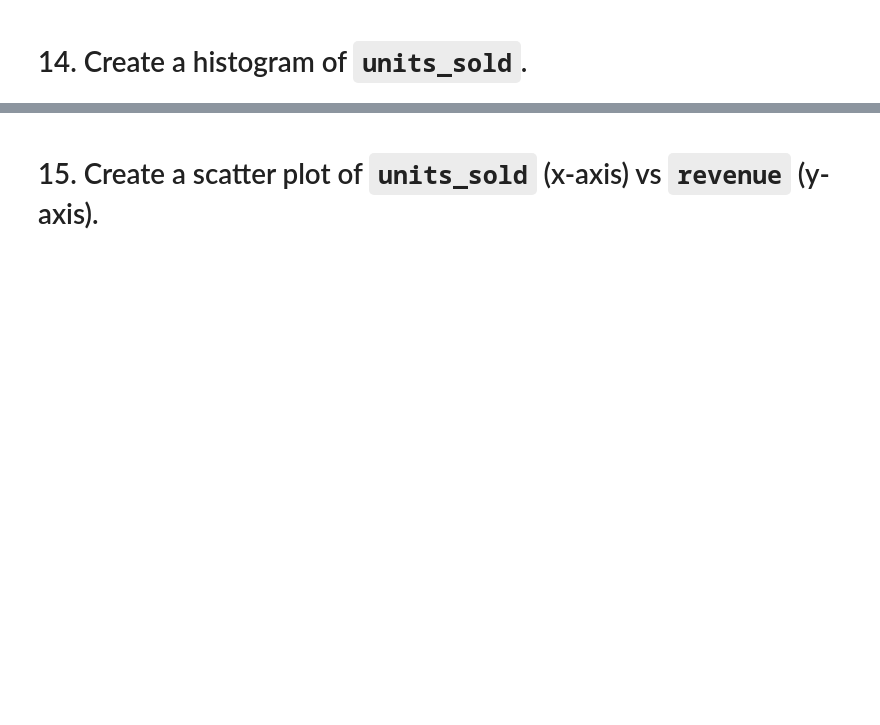
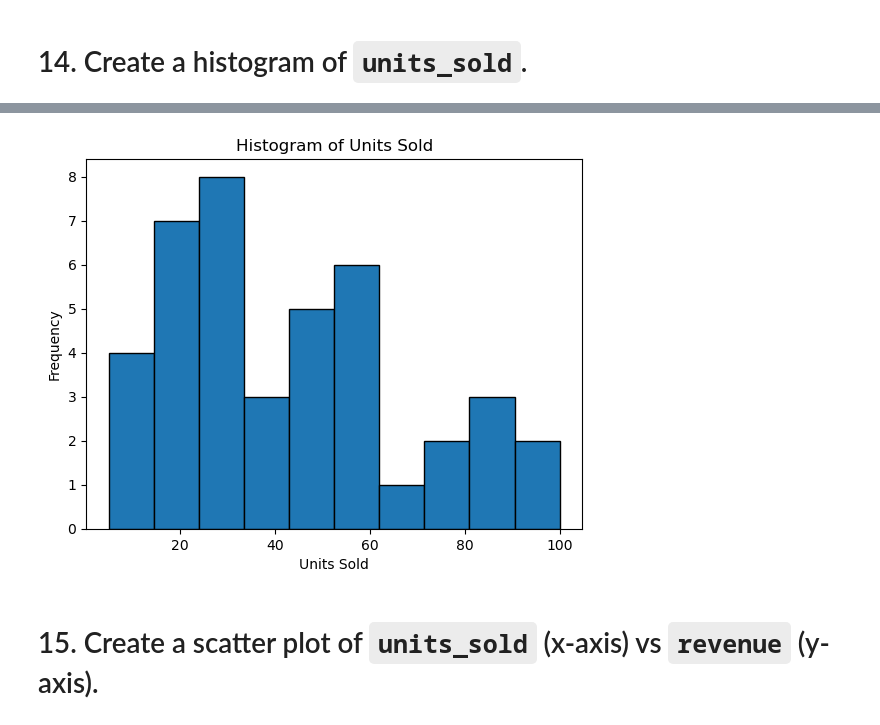
Before and after one commit to KajetanOzog/effective_python, a Jupyter notebook: pandas_group2.ipynb, the cells around one changed output, grey strips where cells are left out. Cells and saved outputs as stored; diff of their text form; code cells hidden in the pictures; blank space fills up the shorter version.

```diff
--- a/pandas_group2.ipynb
+++ b/pandas_group2.ipynb
@@ -162,2 +253,10 @@ TypeError: 'method' object is not subscriptable
+# %%
+plt.hist(df["units_sold"], bins=10, edgecolor='black')
+plt.xlabel("Units Sold")
+plt.ylabel("Frequency")
+plt.title("Histogram of Units Sold")
+plt.show()
+# %% [output]
+[figure, added]
 # %% [markdown]
 # 15. Create a scatter plot of `units_sold` (x-axis) vs `revenue` (y-axis).
```
Also changed, not shown: parts of 49 cells of this notebook, 1 other file.
